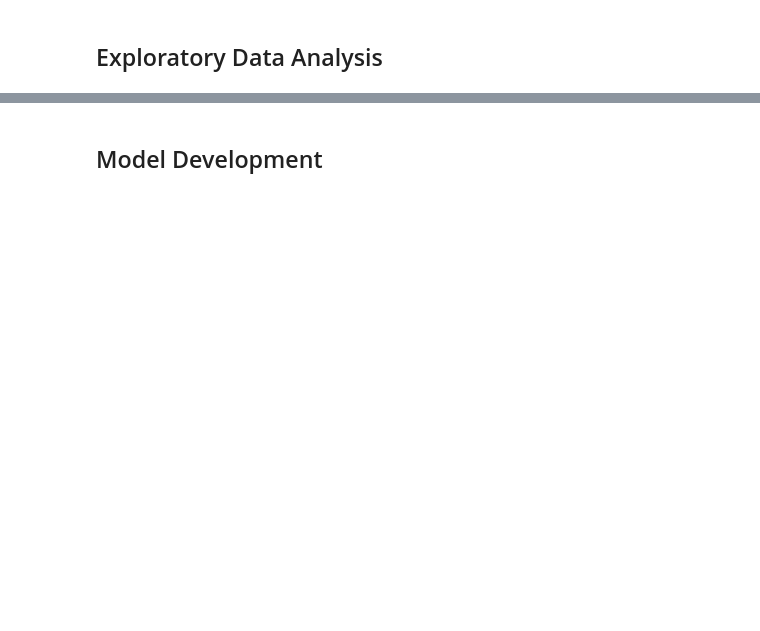
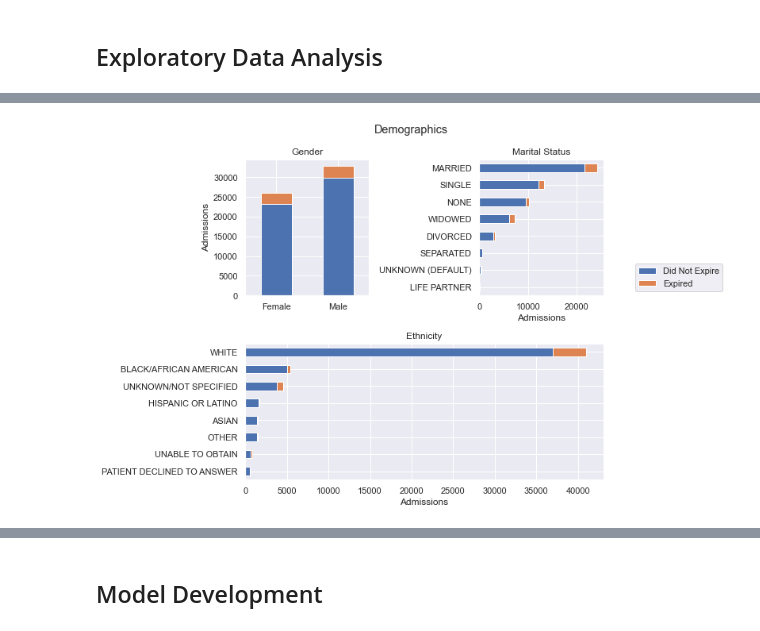
Before and after one commit to sabarishchockalingam2017/icu_mortality_prediction, a Jupyter notebook: icu_mortality_prediction.ipynb, the cells around one changed output, grey strips where cells are left out. Cells and saved outputs as stored; diff of their text form; code cells hidden in the pictures; blank space fills up the shorter version.

```diff
--- a/icu_mortality_prediction.ipynb
+++ b/icu_mortality_prediction.ipynb
@@ -108,0 +241,41 @@ Pooling all readmissions into one group, the effects of readmission can be inter
+# %%
+# plotting demographic: stats gender, ethnicity, martial status
+plt.figure(figsize=(14,7))
+plt.suptitle('Demographics', x=0.4)
+
+# plotting gender count
+gendplot = admissions.groupby(['gender','hospital_expire_flag']).agg(Admissions=('hadm_id','count'))
+gendplot = gendplot.reset_index().pivot(columns='hospital_expire_flag',values='Admissions',index='gender')
+
+ax1 = plt.subplot2grid((2,2),(0,0),colspan=1)
+gendplot.plot.bar(stacked=True, ax=ax1, legend=False)
+ax1.set_xticklabels(['Female','Male'], rotation=0)
+plt.xlabel(None)
+plt.ylabel('Admissions')
+plt.title('Gender');
+
+# plotting marital status
+ax2 = plt.subplot2grid((2,2),(0,1),colspan=2)
+mardf = admissions.replace({'marital_status':{None:'NONE'}}).groupby(['marital_status','hospital_expire_flag']).agg(Admissions=('hadm_id','count'))
+mardf.rename_axis(index={'marital_status':'Marital Status'}, inplace=True)
+mardf.reset_index(inplace=True)
+mardf = mardf.pivot(columns='hospital_expire_flag', values='Admissions', index='Marital Status')
+mardf.rename(columns={0:'Did Not Expire',1:'Expired'}, inplace=True)
+mardf.sort_values(by='Did Not Expire').plot.barh(stacked=True, ax=ax2)
+plt.legend(title=None, loc='lower right', bbox_to_anchor=(2,0) )
+plt.title('Marital Status')
+plt.ylabel(None)
+plt.xlabel('Admissions')
+
+# plotting ethnicity
+ax3 = plt.subplot2grid((2,2),(1,0),colspan=2)
+ethdf = admissions.groupby(['ethnicity','hospital_expire_flag']).agg(Admissions=('hadm_id','count')).reset_index()
+ethdf = ethdf.pivot(columns='hospital_expire_flag', values='Admissions', index='ethnicity')
+ethdf = ethdf.sort_values(by=0, ascending=False)[0:8].rename(columns={0:'Did Not Expire',1:'Expired'})
+ethdf.sort_values(by='Did Not Expire').plot.barh(stacked=True, legend=False, ax=ax3)
+plt.xlabel('Admissions')
+plt.ylabel(None)
+plt.title('Ethnicity')
+plt.tight_layout()
+# %% [output]
+[figure, added]
```
Also changed, not shown: parts of 69 cells of this notebook, 1 other file.
